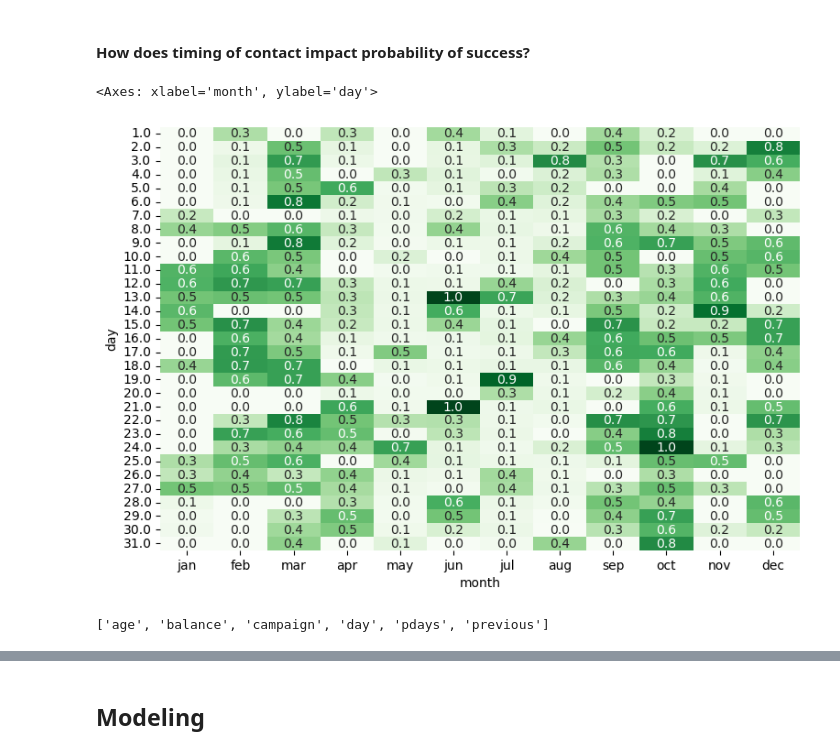
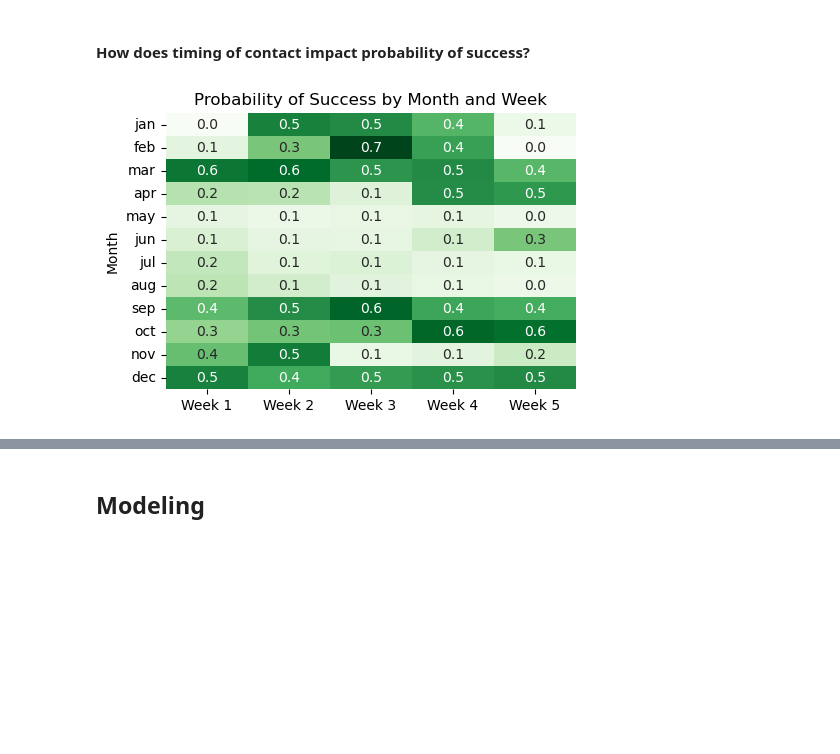
Before and after one commit to garimasc/bank_marketing, a Jupyter notebook: evaluate_classification.ipynb, the cells around one changed output, grey strips where cells are left out. Cells and saved outputs as stored; diff of their text form; code cells hidden in the pictures; blank space fills up the shorter version.

```diff
--- a/evaluate_classification.ipynb
+++ b/evaluate_classification.ipynb
@@ -52,7 +53,7 @@ Name: proportion, dtype: float64
 1. The probability of a customer subscribing to a term deposit goes down as the number of contacts performed during this campaign increases.
 # %%
 # calculate custom buckets for time since last contact
-data.drop(['time_since_last_contact'], axis= 1, inplace= True)
+# data.drop(['time_since_last_contact'], axis= 1, inplace= True)
 data.loc[(data.pdays >= 0) & (data.pdays < 90), "time_since_last_contact"] = "<3 M"
 data.loc[(data.pdays >= 91) & (data.pdays < 180), "time_since_last_contact"] = "3-6 M"
 data.loc[(data.pdays >= 181) & (data.pdays < 365), "time_since_last_contact"] = "6M - 1Y"
@@ -63,7 +64,7 @@ data['time_since_last_contact'] = data['time_since_last_contact'].fillna('NA')
 calc_success_rate = lambda x: (x=="yes").sum()/len(x)
 
 # winsorize some of the numerical data
-data['balance'] = winsorize(data['balance'], (0.02, 0.02))
+data['balance'] = winsorize(data['balance'], (0.02, 0.025))
 data['campaign'] = winsorize(data['campaign'], (0, 0.015)).astype(int)
 # %%
 fig,axs = plt.subplots(figsize= (13,4), ncols= 3)
@@ -100,14 +101,16 @@ fig.savefig("images/previous_current_campaign.png")
 # %% [markdown]
 #### How does timing of contact impact probability of success?
 # %%
-plt.figure(figsize= (9,6))
-sns.heatmap(pd.pivot_table(data= data, index= "month", columns= "day", values= 'y', aggfunc= calc_success_rate).fillna(0).T.sort_index()\
-[['jan','feb','mar','apr','may','jun','jul','aug','sep','oct','nov','dec']], annot= True, cbar= False,
-cmap = sns.color_palette("Greens", as_cmap= True), fmt= "0.1f")
+data['week_no'] =  'Week ' + (1+np.floor(data.day/7)).astype(int).astype(str)
+
+plt.figure(figsize= (5,3.5))
+sns.heatmap(pd.pivot_table(data= data, index= "month", columns= "week_no", values= 'y', aggfunc= calc_success_rate).\
+            fillna(0).T.sort_index()[['jan','feb','mar','apr','may','jun','jul','aug','sep','oct','nov','dec']].T,
+            annot= True, cbar= False, cmap = sns.color_palette("Greens", as_cmap= True), fmt= "0.1f")
+plt.xlabel('')
+plt.ylabel("Month")
+plt.title("Probability of Success by Month and Week")
+plt.tight_layout();
+plt.savefig("images/by_time_of_contact.png")
 # %% [output]
-<Axes: xlabel='month', ylabel='day'>
-[figure, old version]
+[figure, new version]
-# %%
-num_features
-# %% [output]
-['age', 'balance', 'campaign', 'day', 'pdays', 'previous']
```
Also changed, not shown: parts of 8 cells of this notebook, 4 other files.
